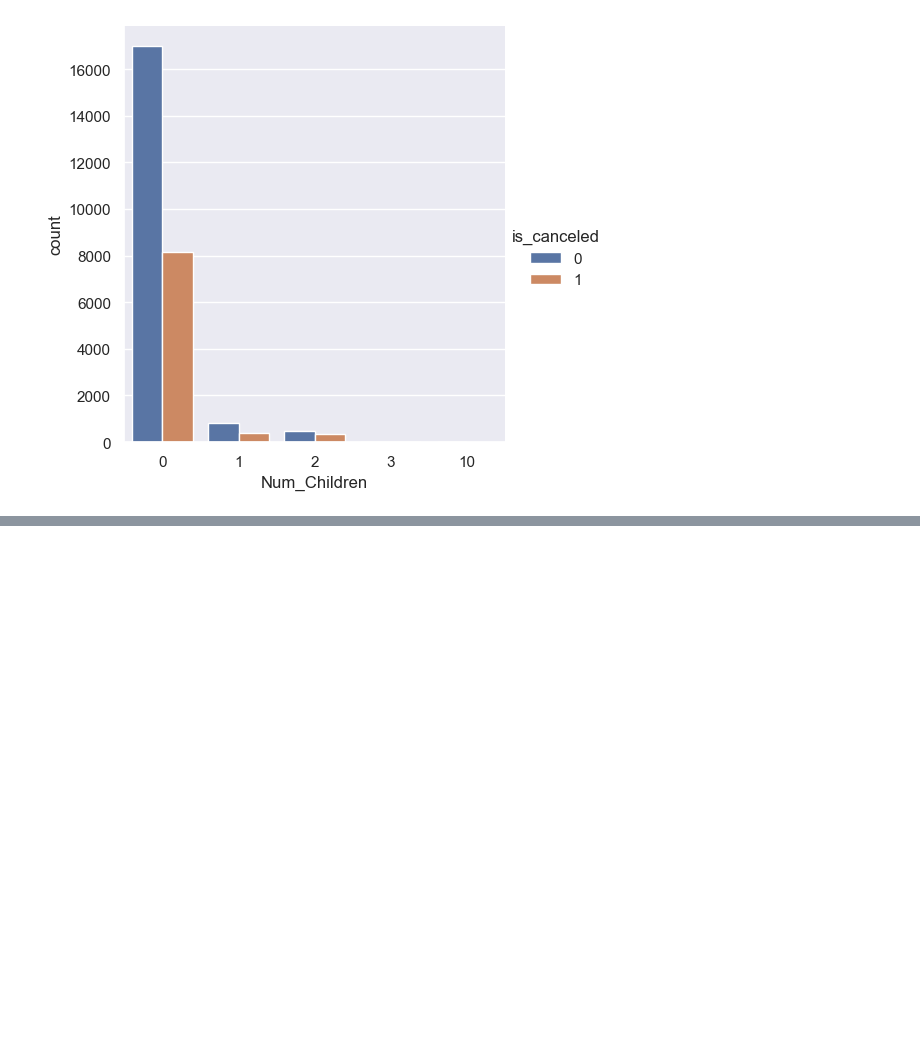
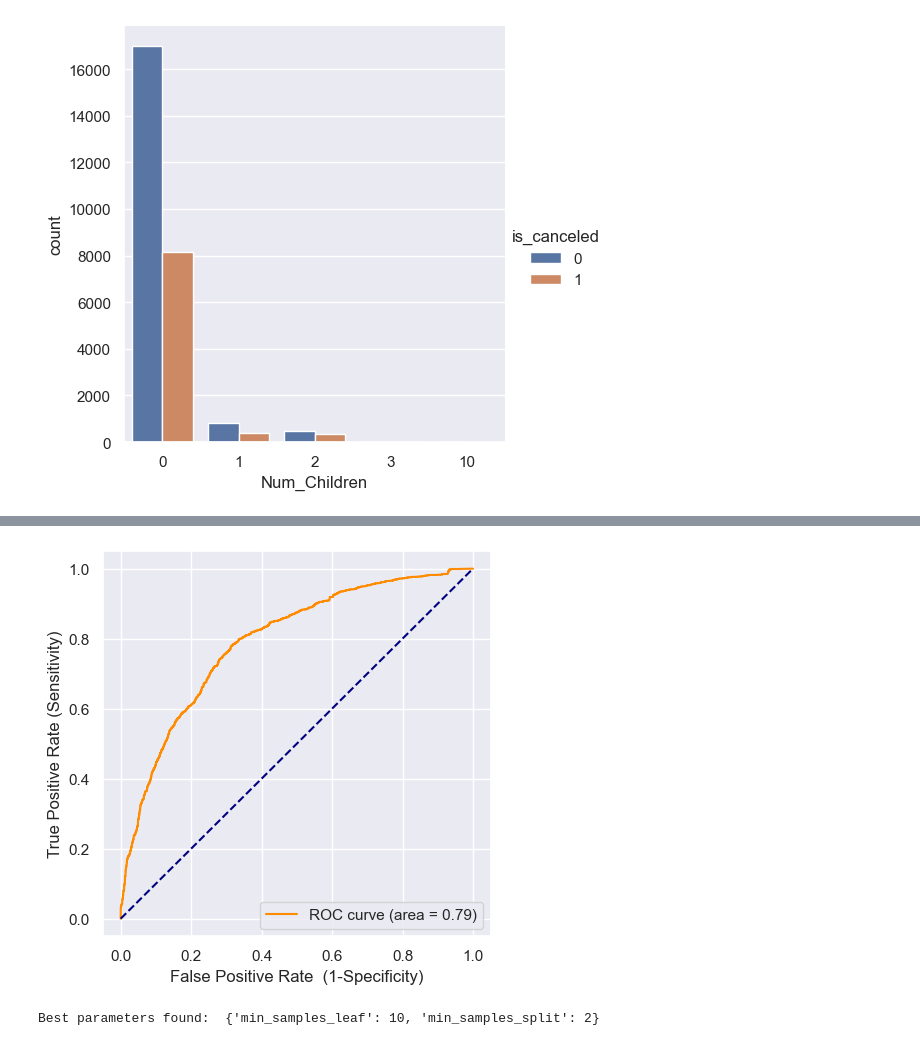
Before and after one commit to ctw599/Data_mining, a Jupyter notebook: data_mining_final_project.ipynb, the cells around one changed output, grey strips where cells are left out. Drawn from its saved outputs; the diff is of its cells as text; code cells hidden in the pictures; blank space fills up the shorter version.

Commit message:
added classifiers and balancing data

```diff
--- a/data_mining_final_project.ipynb
+++ b/data_mining_final_project.ipynb
@@ -651,0 +667,5 @@ train_data
+# %%
+# target = pd.DataFrame(df['is_canceled'])
+
+train_data = df.drop(['ID', 'room_type_cat', 'board_type_cat', 'purchase_type_cat', 'room_type','board_type', 'purchase_type', 'lead_time', 'price', 'year', 'date'], axis=1)
+train_data
@@ -902,0 +887,4 @@ Name: lead_time_bin, Length: 9072, dtype: int64
+# %%
+X = train_data.drop(['is_canceled'], axis=1)
+y = train_data['is_canceled']
+X_train, X_test, y_train, y_test = train_test_split(X, y, test_size=0.25, random_state=42)
@@ -902,0 +913,35 @@ Name: lead_time_bin, Length: 9072, dtype: int64
+# %%
+y_probs_b = clf_b.predict_proba(X_test) # probability prediction
+fpr_b, tpr_b, _ = metrics.roc_curve(y_test, y_probs_b[:,1])
+auc_b = metrics.auc(fpr_b, tpr_b)
+plt.figure()
+plt.plot(fpr_b, tpr_b, color='darkorange', label='ROC curve (area = %0.2f)' %  auc_b)
+plt.plot([0, 1], [0, 1], color='navy', linestyle='--')
+plt.xlabel('False Positive Rate  (1-Specificity)')
+plt.ylabel('True Positive Rate (Sensitivity)')
+plt.legend(loc="lower right")
+plt.show()
+# %% [output]
+[figure, added]
+# %%
+# find best parameters for the decision tree classifier
+
+clf = DecisionTreeClassifier()
+#parameter grid
+param_grid = {
+    'min_samples_split': [2, 5, 10, 20],
+    'min_samples_leaf': [1, 2, 5, 10]
+}
+
+# grid search
+grid_search = GridSearchCV(estimator=clf, param_grid=param_grid, cv=5, scoring='precision')
+
+
+grid_search.fit(X_train, y_train)
+
+best_params = grid_search.best_params_
+best_model = grid_search.best_estimator_
+
+print("Best parameters found: ", best_params)
+# %% [output]
+Best parameters found:  {'min_samples_leaf': 10, 'min_samples_split': 2}
```
Also changed, not shown: parts of 89 cells of this notebook.
